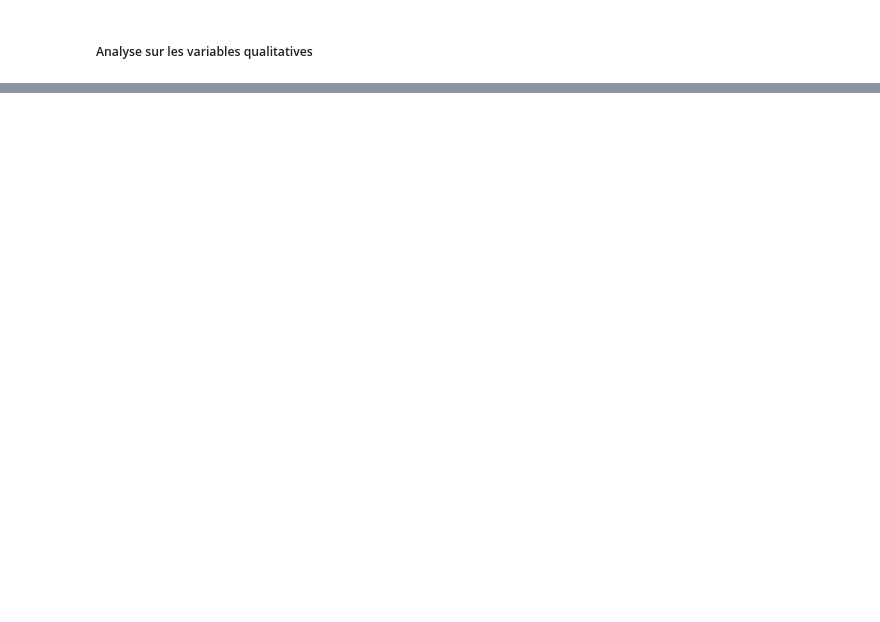
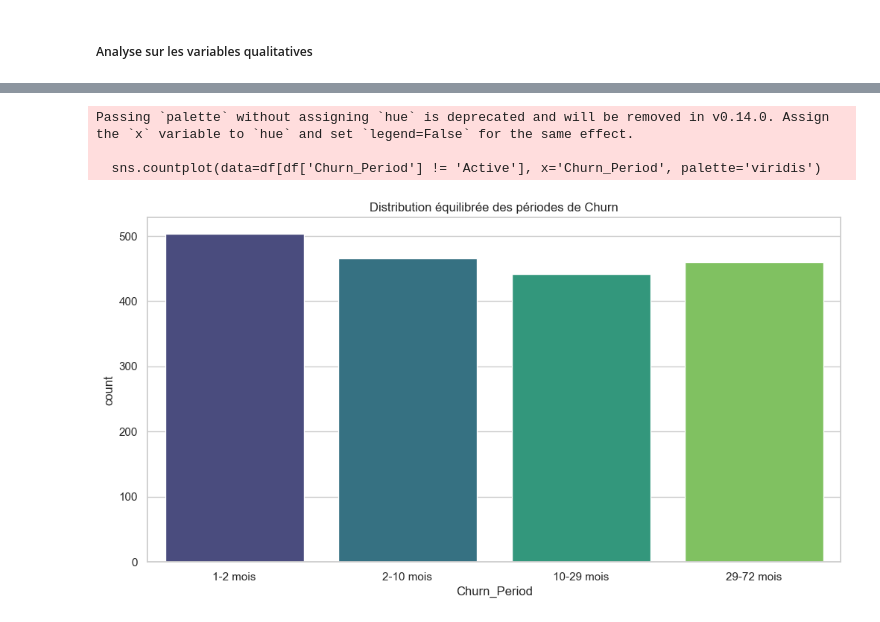
Before and after one commit to Bapt1st3/Telco_Customer_Prediction, a Jupyter notebook: data_prep copy.ipynb, the cells around one changed output, grey strips where cells are left out. Drawn from its saved outputs; the diff is of its cells as text; code cells hidden in the pictures; blank space fills up the shorter version.

```diff
--- a/data_prep copy.ipynb
+++ b/data_prep copy.ipynb
@@ -132,0 +338,31 @@ plt.show()
+# %%
+
+df = pd.read_csv('dataset/cleaned_dataset_v2.csv')
+
+#  On travaille uniquement sur ceux qui ont churné pour définir les seuils
+churners = df[df['Churn'] == 1].copy()
+
+#  On crée 4 catégories d'égale importance (quintiles)
+churners['Churn_Period'], bins = pd.qcut(churners['tenure'], q=4, retbins=True, duplicates='drop')
+
+# On nettoie les labels pour qu'ils soient lisibles (ex: "0-2 mois")
+bins = bins.astype(int)
+labels = [f"{bins[i]}-{bins[i+1]} mois" for i in range(len(bins)-1)]
+
+def categoriser_equilibre(row):
+    if row['Churn'] == 0:
+        return 'Active'
+    else:
+        # On replace le tenure dans la bonne tranche définie par les quintiles
+        for i in range(len(bins)-1):
+            if bins[i] <= row['tenure'] <= bins[i+1]:
+                return labels[i]
+        return labels[-1]
+
+df['Churn_Period'] = df.apply(categoriser_equilibre, axis=1)
+
+print("Distribution des classes (Équilibrée) :")
+print(df['Churn_Period'].value_counts())
+
+# Sauvegarde
+df.to_csv('dataset/dataset_churn_equilibre.csv', index=False)
@@ -132,0 +378,13 @@ plt.show()
+# %%
+
+
+plt.figure(figsize=(12, 6))
+# On exclut 'Active'
+sns.countplot(data=df[df['Churn_Period'] != 'Active'], x='Churn_Period', palette='viridis')
+plt.title('Distribution équilibrée des périodes de Churn')
+plt.show()
+# %% [output]
+Passing `palette` without assigning `hue` is deprecated and will be removed in v0.14.0. Assign the `x` variable to `hue` and set `legend=False` for the same effect.
+
+  sns.countplot(data=df[df['Churn_Period'] != 'Active'], x='Churn_Period', palette='viridis')
+[figure, added]
```
Also changed, not shown: parts of 18 cells of this notebook.
